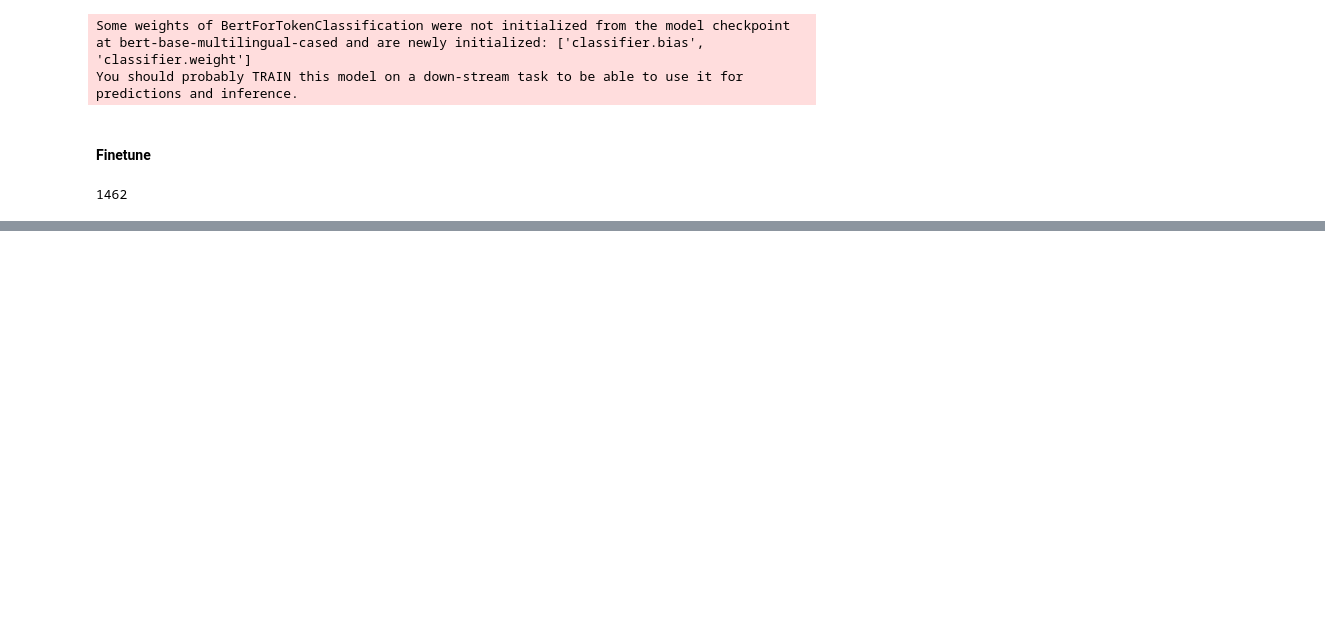
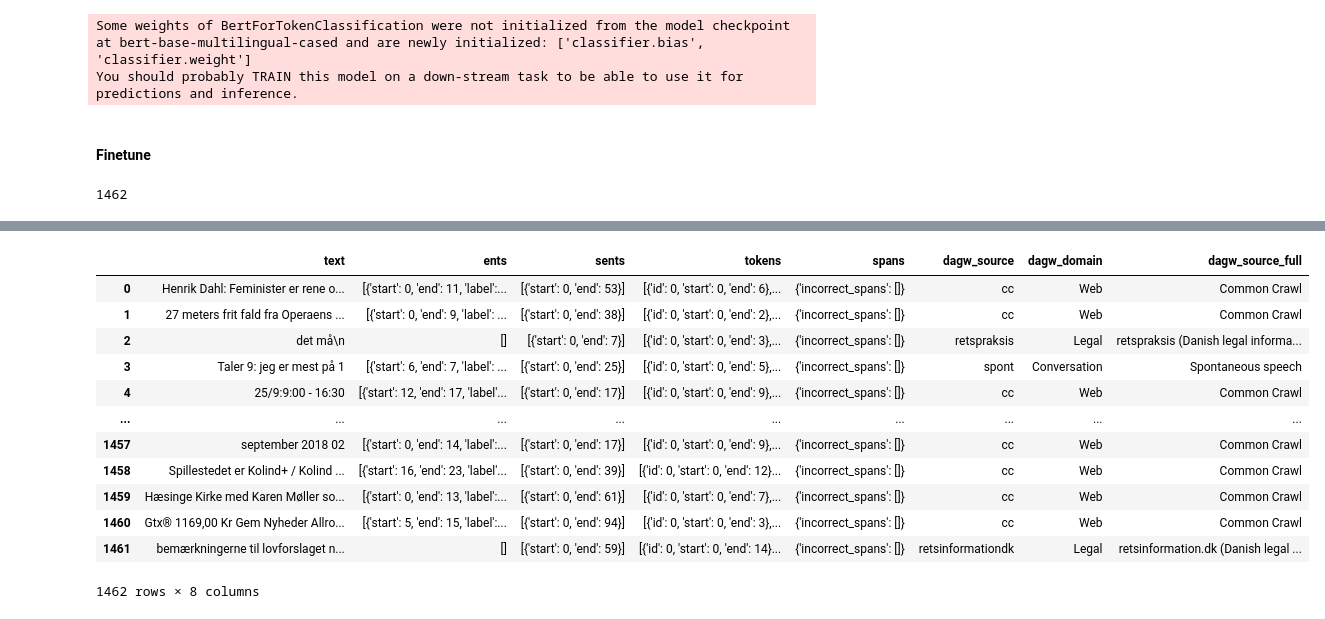
Before and after one commit to krusand/CrossNER-Active-Learning, a Jupyter notebook: trainingWithClass.ipynb, the cells around one changed output, grey strips where cells are left out. Cells and saved outputs as stored; diff of their text form; code cells hidden in the pictures; blank space fills up the shorter version.

```diff
--- a/trainingWithClass.ipynb
+++ b/trainingWithClass.ipynb
@@ -54,9 +55,10 @@ You should probably TRAIN this model on a down-stream task to be able to use it
 # %% [markdown]
 #### Finetune
 # %%
-train_params = {'batch_size': 8,
-                'shuffle': True,
+train_params = {'batch_size': 4,
+                #'shuffle': True,
                 'num_workers': 0,
+                'sampler': SubsetRandomSampler([i for i in range(100)])
                 }
 
 data_loader = torch.utils.data.DataLoader(train_dataset, **train_params)
@@ -69,5 +71,5 @@ num_epochs = 1
 learning_rate = 1e-05
 optimizer = torch.optim.Adam(params=model.parameters(), lr=learning_rate)
 
-model.fit(num_epochs, data_loader, device, optimizer)
+model.fit(num_epochs, data_loader, data_loader, device, optimizer)
 # %% [output]
@@ -84,0 +112,3 @@ model.training_loss
+# %%
+for batch in data_loader:
+    print(batch["index"])
@@ -84,0 +154,16 @@ model.training_loss
+# %%
+for batch in data_loader:
+# %% [output]
+|  | text | ents | sents | tokens | spans | dagw_source | dagw_domain | dagw_source_full |
+| 0 | Henrik Dahl: Feminister er rene o... | [{'start': 0, 'end': 11, 'label':... | [{'start': 0, 'end': 53}] | [{'id': 0, 'start': 0, 'end': 6},... | {'incorrect_spans': []} | cc | Web | Common Crawl |
+| 1 | 27 meters frit fald fra Operaens ... | [{'start': 0, 'end': 9, 'label': ... | [{'start': 0, 'end': 38}] | [{'id': 0, 'start': 0, 'end': 2},... | {'incorrect_spans': []} | cc | Web | Common Crawl |
+| 2 | det må\n | [] | [{'start': 0, 'end': 7}] | [{'id': 0, 'start': 0, 'end': 3},... | {'incorrect_spans': []} | retspraksis | Legal | retspraksis (Danish legal informa... |
+| 3 | Taler 9: jeg er mest på 1 | [{'start': 6, 'end': 7, 'label': ... | [{'start': 0, 'end': 25}] | [{'id': 0, 'start': 0, 'end': 5},... | {'incorrect_spans': []} | spont | Conversation | Spontaneous speech |
+| 4 | 25/9:9:00 - 16:30 | [{'start': 12, 'end': 17, 'label'... | [{'start': 0, 'end': 17}] | [{'id': 0, 'start': 0, 'end': 9},... | {'incorrect_spans': []} | cc | Web | Common Crawl |
+| ... | ... | ... | ... | ... | ... | ... | ... | ... |
+| 1457 | september 2018 02 | [{'start': 0, 'end': 14, 'label':... | [{'start': 0, 'end': 17}] | [{'id': 0, 'start': 0, 'end': 9},... | {'incorrect_spans': []} | cc | Web | Common Crawl |
+| 1458 | Spillestedet er Kolind+ / Kolind ... | [{'start': 16, 'end': 23, 'label'... | [{'start': 0, 'end': 39}] | [{'id': 0, 'start': 0, 'end': 12}... | {'incorrect_spans': []} | cc | Web | Common Crawl |
+| 1459 | Hæsinge Kirke med Karen Møller so... | [{'start': 0, 'end': 13, 'label':... | [{'start': 0, 'end': 61}] | [{'id': 0, 'start': 0, 'end': 7},... | {'incorrect_spans': []} | cc | Web | Common Crawl |
+| 1460 | Gtx® 1169,00 Kr Gem Nyheder Allro... | [{'start': 5, 'end': 15, 'label':... | [{'start': 0, 'end': 94}] | [{'id': 0, 'start': 0, 'end': 3},... | {'incorrect_spans': []} | cc | Web | Common Crawl |
+| 1461 | bemærkningerne til lovforslaget n... | [] | [{'start': 0, 'end': 59}] | [{'id': 0, 'start': 0, 'end': 14}... | {'incorrect_spans': []} | retsinformationdk | Legal | retsinformation.dk (Danish legal ... |
+1462 rows × 8 columns
```
Also changed, not shown: parts of 6 cells of this notebook.
